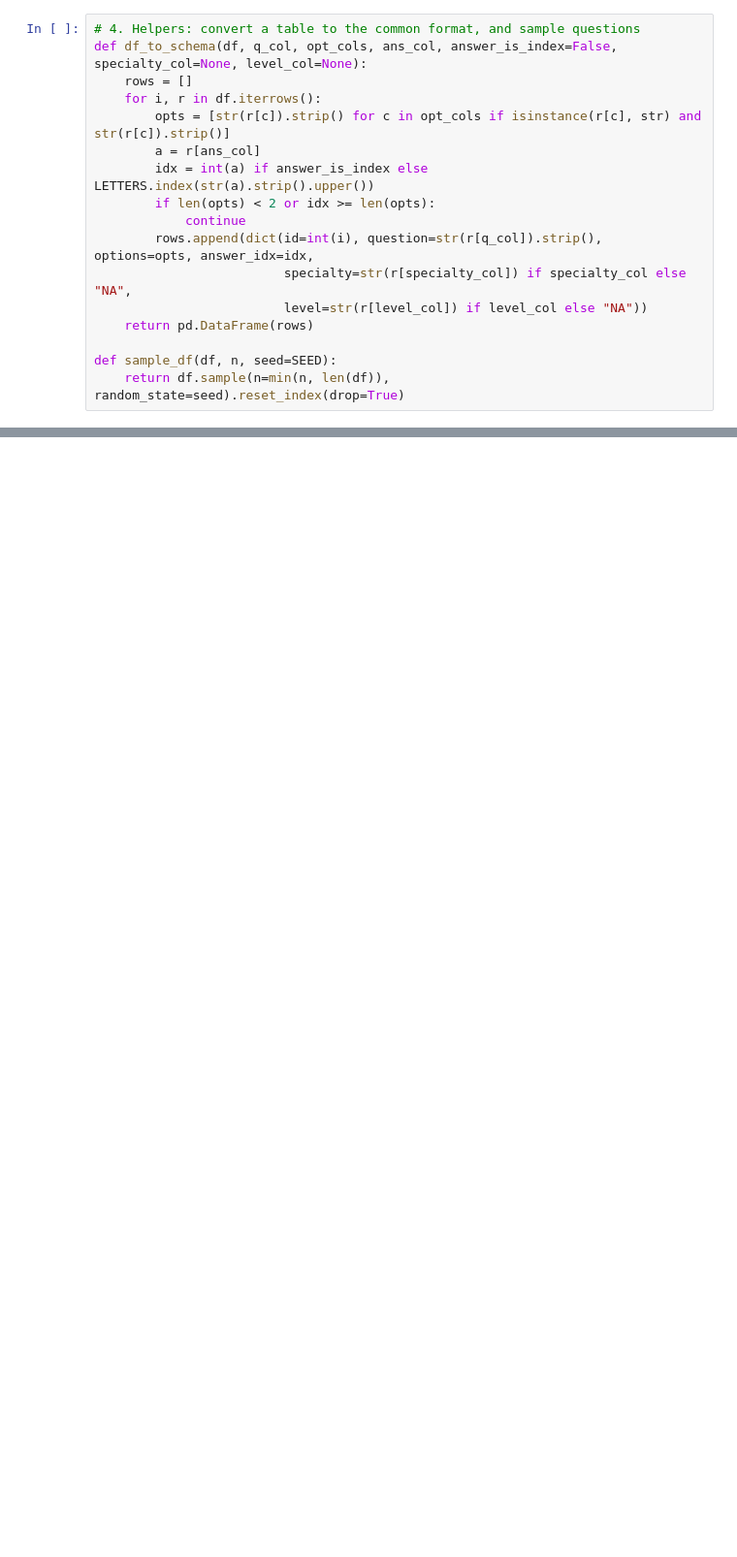
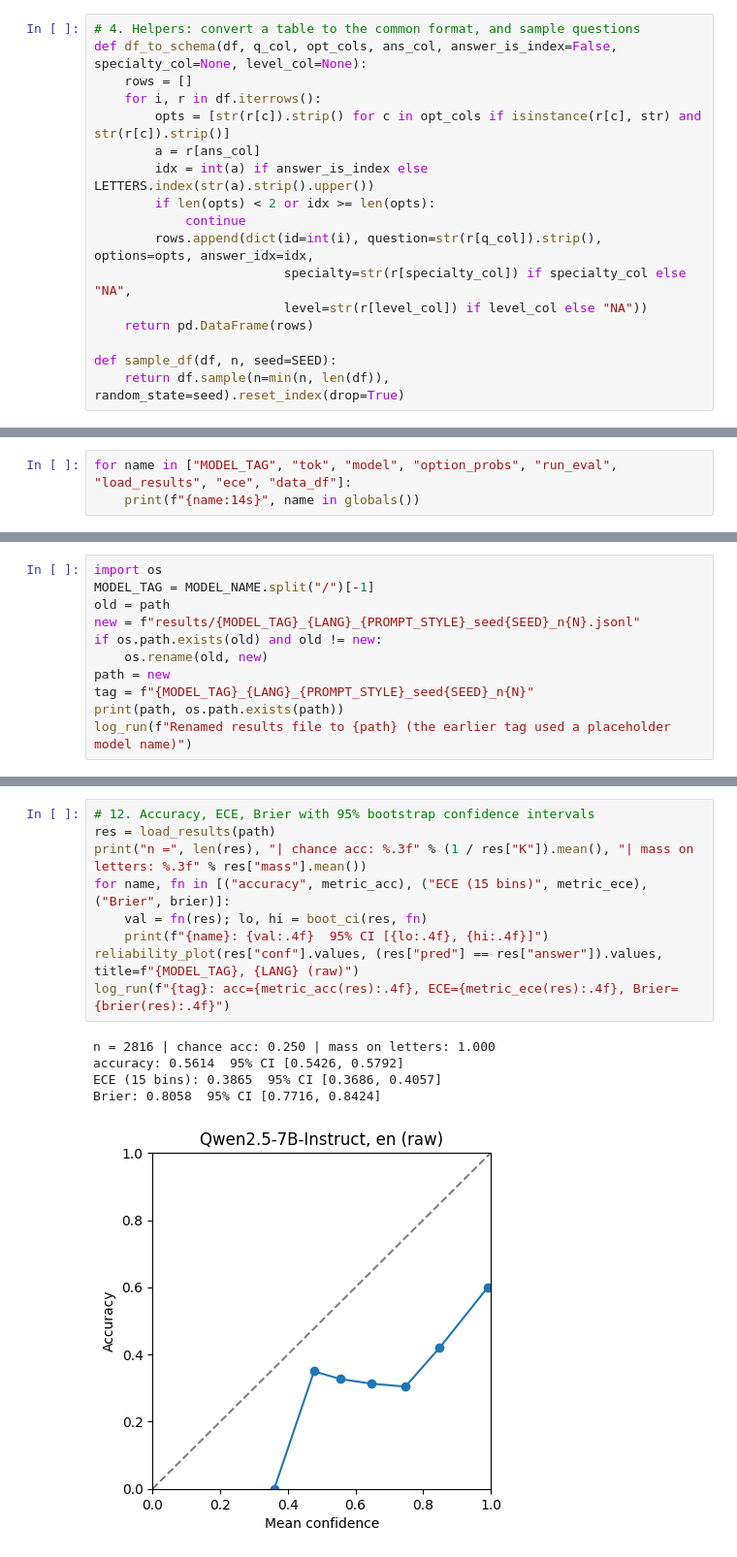
Before and after one commit to mariya7040ai/-arabic-english-medqa-uncertainty, a Jupyter notebook: Paper.ipynb, the cells around one changed output, grey strips where cells are left out. Shown at 97% size. Drawn from its saved outputs; the diff is of its cells as text; blank space fills up the shorter version.

```diff
--- a/Paper.ipynb
+++ b/Paper.ipynb
@@ -295,0 +399,3 @@ True   0.444      9
+# %%
+for name in ["MODEL_TAG", "tok", "model", "option_probs", "run_eval", "load_results", "ece", "data_df"]:
+    print(f"{name:14s}", name in globals())
@@ -295,0 +428,11 @@ True   0.444      9
+# %%
+import os
+MODEL_TAG = MODEL_NAME.split("/")[-1]
+old = path
+new = f"results/{MODEL_TAG}_{LANG}_{PROMPT_STYLE}_seed{SEED}_n{N}.jsonl"
+if os.path.exists(old) and old != new:
+    os.rename(old, new)
+path = new
+tag = f"{MODEL_TAG}_{LANG}_{PROMPT_STYLE}_seed{SEED}_n{N}"
+print(path, os.path.exists(path))
+log_run(f"Renamed results file to {path} (the earlier tag used a placeholder model name)")
@@ -295,0 +450,15 @@ True   0.444      9
+# %%
+# 12. Accuracy, ECE, Brier with 95% bootstrap confidence intervals
+res = load_results(path)
+print("n =", len(res), "| chance acc: %.3f" % (1 / res["K"]).mean(), "| mass on letters: %.3f" % res["mass"].mean())
+for name, fn in [("accuracy", metric_acc), ("ECE (15 bins)", metric_ece), ("Brier", brier)]:
+    val = fn(res); lo, hi = boot_ci(res, fn)
+    print(f"{name}: {val:.4f}  95% CI [{lo:.4f}, {hi:.4f}]")
+reliability_plot(res["conf"].values, (res["pred"] == res["answer"]).values, title=f"{MODEL_TAG}, {LANG} (raw)")
+log_run(f"{tag}: acc={metric_acc(res):.4f}, ECE={metric_ece(res):.4f}, Brier={brier(res):.4f}")
+# %% [output]
+n = 2816 | chance acc: 0.250 | mass on letters: 1.000
+accuracy: 0.5614  95% CI [0.5426, 0.5792]
+ECE (15 bins): 0.3865  95% CI [0.3686, 0.4057]
+Brier: 0.8058  95% CI [0.7716, 0.8424]
+[figure, added]
```
Also changed, not shown: parts of 23 cells of this notebook.
